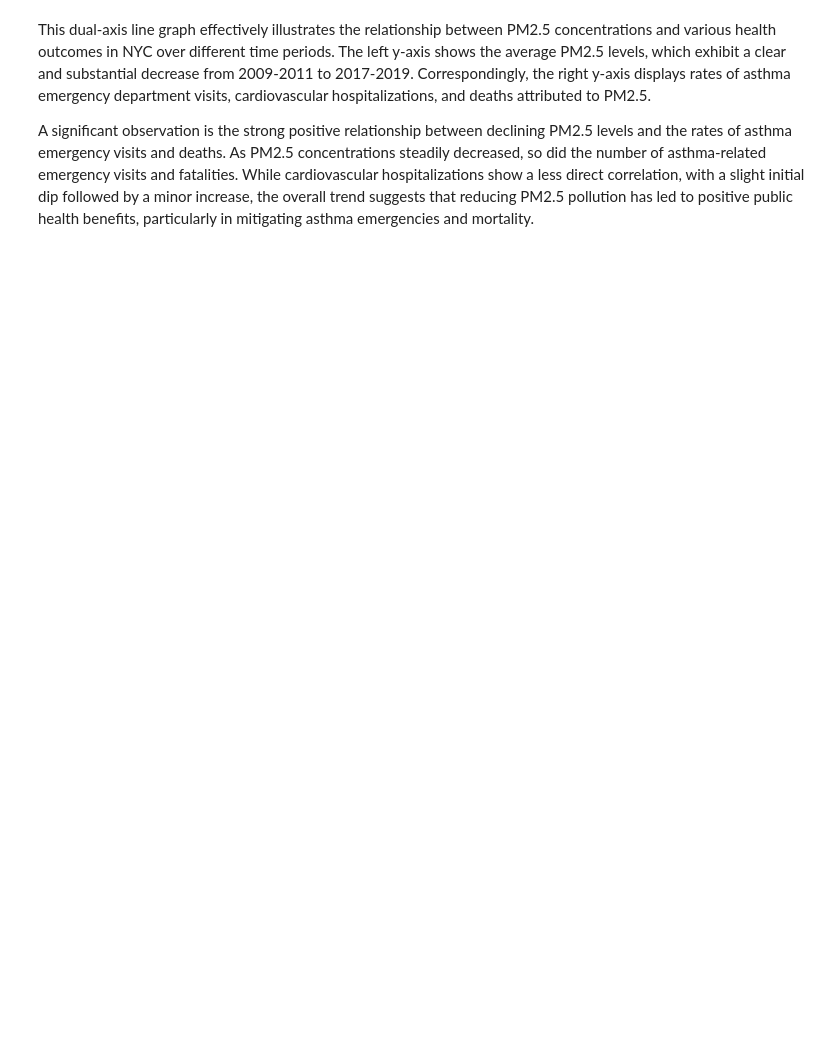
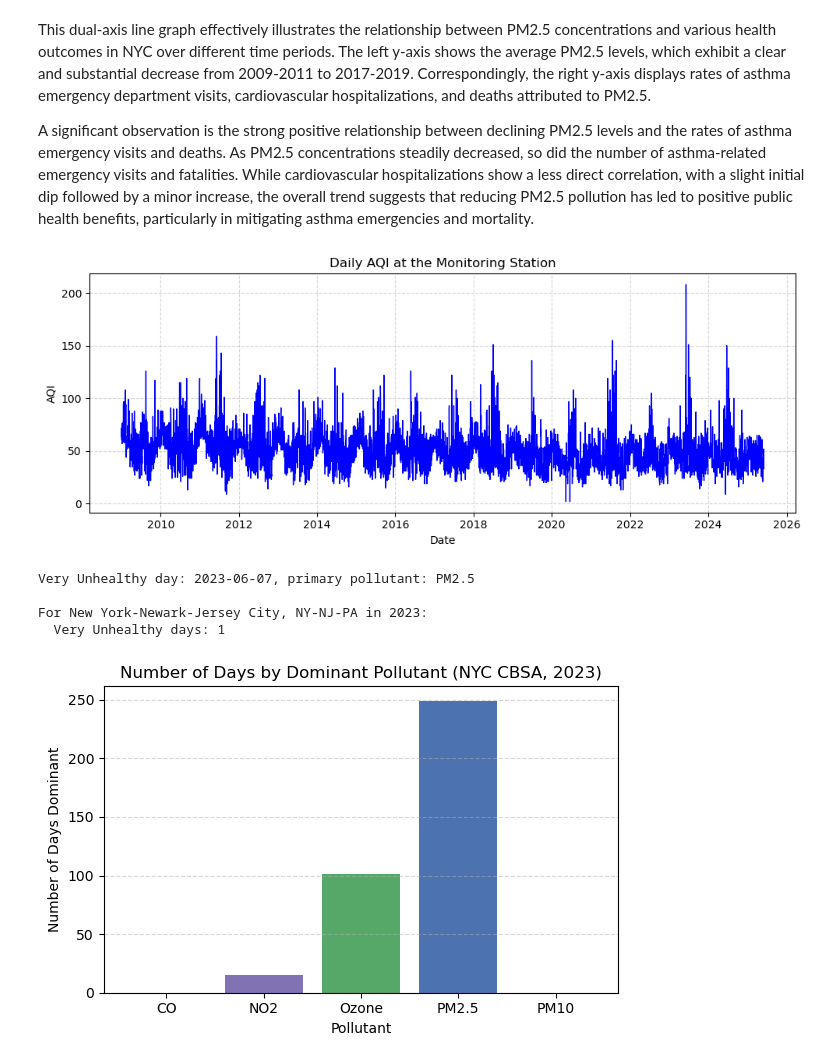
Before and after one commit to samiribrh/pm25-forecast-api, a Jupyter notebook: notebooks/air_data_viz.ipynb, the cells around one changed output. Drawn from its saved outputs; the diff is of its cells as text; code cells hidden in the pictures; blank space fills up the shorter version.

```diff
--- a/notebooks/air_data_viz.ipynb
+++ b/notebooks/air_data_viz.ipynb
@@ -401,0 +453,75 @@ A significant observation is the strong positive relationship between declining
+# %%
+import pandas as pd
+import matplotlib.pyplot as plt
+
+#Load the station AQI CSV
+station_aqi_path = r"ad_viz_tile_data.csv"
+df = pd.read_csv(station_aqi_path)
+
+#Rename the AQI column if it has a leading space
+if ' AQI Value' in df.columns:
+    df = df.rename(columns={' AQI Value': 'AQI'})
+
+#Convert the 'Date' column to datetime type and sort chronologically
+df['Date'] = pd.to_datetime(df['Date'], format='%m/%d/%Y')
+df = df.sort_values('Date')
+
+#Create a simple plot of AQI versus date
+plt.figure(figsize=(10, 4))
+plt.plot(df['Date'], df['AQI'], color='blue', linewidth=1)
+plt.title('Daily AQI at the Monitoring Station')
+plt.xlabel('Date')
+plt.ylabel('AQI')
+plt.grid(True, linestyle='--', alpha=0.5)
+plt.tight_layout()
+plt.show()
+
+#Filter rows with AQI in the "Very Unhealthy" range (201–300)
+vu_rows = df[(df['AQI'] >= 201) & (df['AQI'] <= 300)]
+
+if not vu_rows.empty:
+    vu_row = vu_rows.iloc[0]
+    vu_date = vu_row['Date'].date()
+    vu_pollutant = vu_row['Main Pollutant']
+    print(f"Very Unhealthy day: {vu_date}, primary pollutant: {vu_pollutant}\n")
+else:
+    print("No 'Very Unhealthy' AQI days found in the station CSV.\n")
+
+#Load the CBSA annual AQI CSV
+aqi_cbsa_path = r"annual_aqi_by_cbsa_2023.csv"
+df_cbsa = pd.read_csv(aqi_cbsa_path)
+
+#Filter the row for the New York CBSA (New York-Newark-Jersey City, NY-NJ-PA)
+mask = df_cbsa['CBSA'].str.contains("New York-Newark-Jersey City", case=False, na=False)
+nycbsa = df_cbsa.loc[mask].iloc[0]
+
+#Extract relevant counts
+very_unhealthy_days = nycbsa['Very Unhealthy Days']
+pollutant_days = {
+    'CO':      nycbsa['Days CO'],
+    'NO2':     nycbsa['Days NO2'],
+    'Ozone':   nycbsa['Days Ozone'],
+    'PM2.5':   nycbsa['Days PM2.5'],
+    'PM10':    nycbsa['Days PM10']
+}
+
+#Print how many 'Very Unhealthy' days occurred
+print(f"For {nycbsa['CBSA']} in {nycbsa['Year']}:")
+print(f"  Very Unhealthy days: {very_unhealthy_days}\n")
+
+#Plot the number of days by dominant pollutant (bar chart)
+plt.figure(figsize=(6, 4))
+plt.bar(pollutant_days.keys(), pollutant_days.values(), color=['#c44e52', '#8172b3', '#55a868', '#4c72b0', '#dd8452'])
+plt.title('Number of Days by Dominant Pollutant (NYC CBSA, 2023)')
+plt.xlabel('Pollutant')
+plt.ylabel('Number of Days Dominant')
+plt.grid(axis='y', linestyle='--', alpha=0.5)
+plt.tight_layout()
+plt.show()
+# %% [output]
+[figure, added]
+Very Unhealthy day: 2023-06-07, primary pollutant: PM2.5
+
+For New York-Newark-Jersey City, NY-NJ-PA in 2023:
+  Very Unhealthy days: 1
+[figure, added]
```
Also changed, not shown: parts of 14 cells of this notebook, 8 other files.
